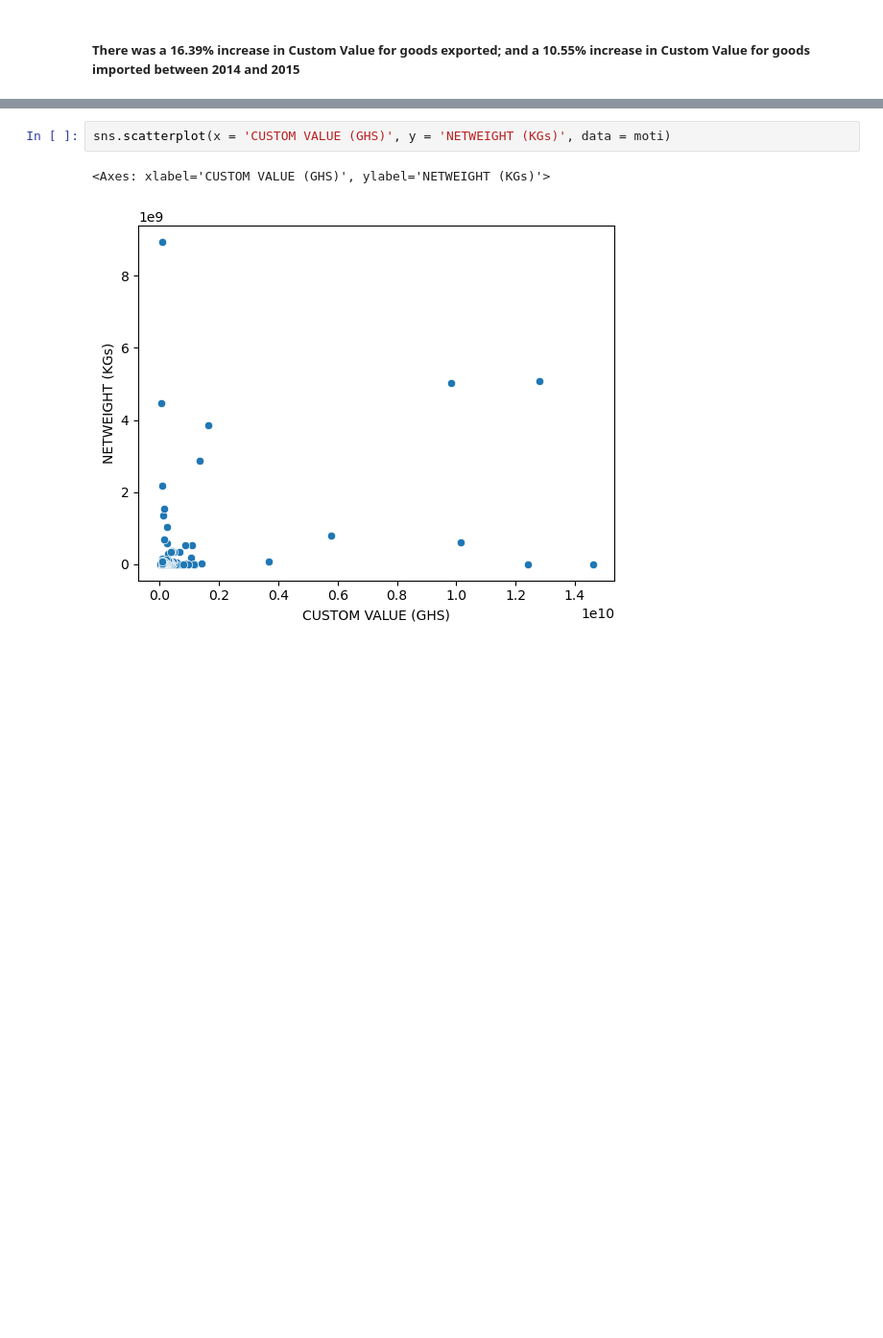
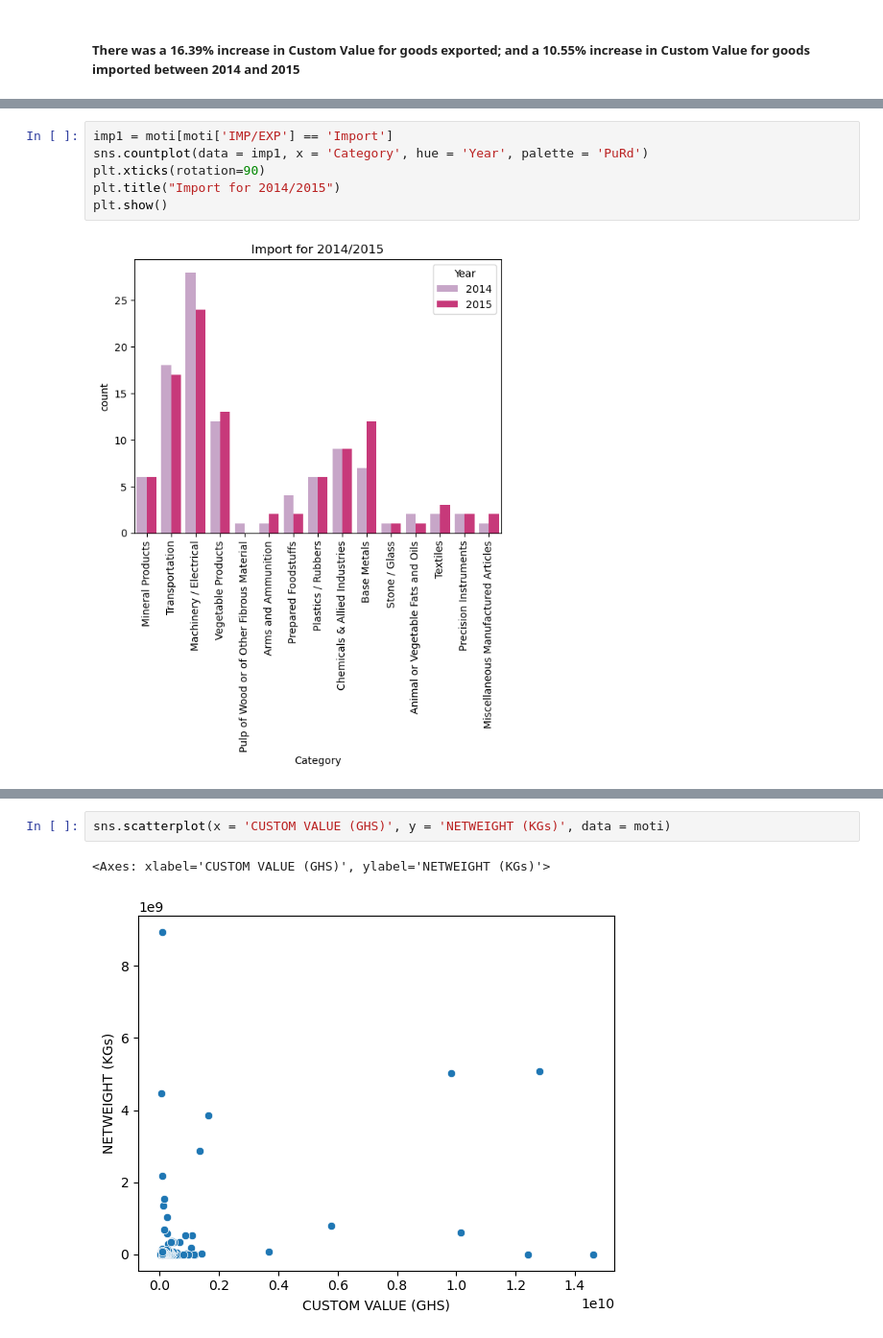
Before and after one commit to nehemiahmensah/nehemiah_siliconaccra, a Jupyter notebook: DATA SCIENCE/DATA SCIENCE -python/mot.ipynb, the cells around one changed output, grey strips where cells are left out. Shown at 96% size. Drawn from its saved outputs; the diff is of its cells as text; blank space fills up the shorter version.

```diff
--- a/DATA SCIENCE/DATA SCIENCE -python/mot.ipynb
+++ b/DATA SCIENCE/DATA SCIENCE -python/mot.ipynb
@@ -292 +272,9 @@ pd.pivot_table(moti, values ='CUSTOM VALUE (GHS)', index = ["Year",'IMP/EXP'],ag
+# %%
+imp1 = moti[moti['IMP/EXP'] == 'Import']
+sns.countplot(data = imp1, x = 'Category', hue = 'Year', palette = 'PuRd')
+plt.xticks(rotation=90)
+plt.title("Import for 2014/2015")
+plt.show()
+# %% [output]
+[figure, added]
 # %%
```
Also changed, not shown: parts of 46 cells of this notebook, 8 other files.
